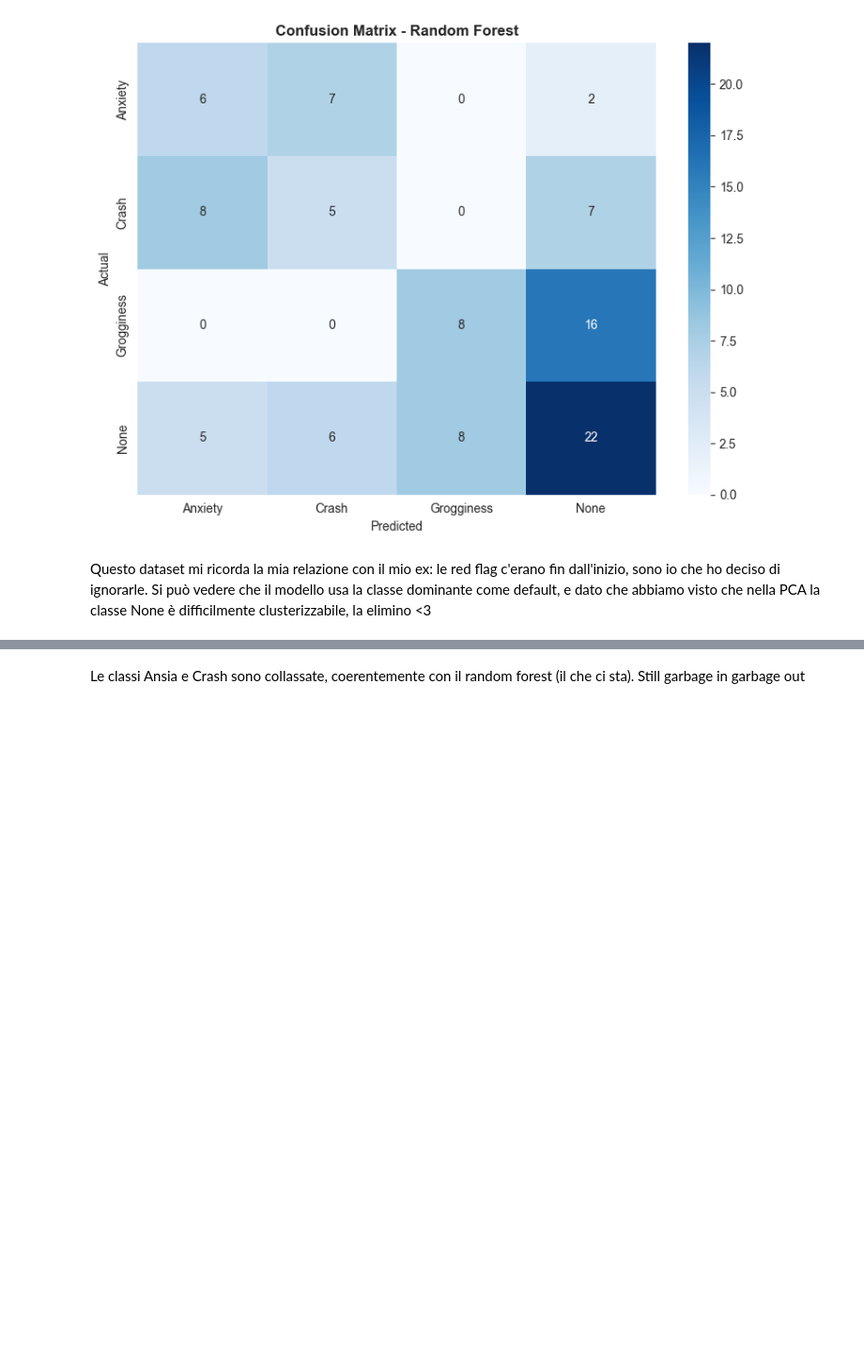
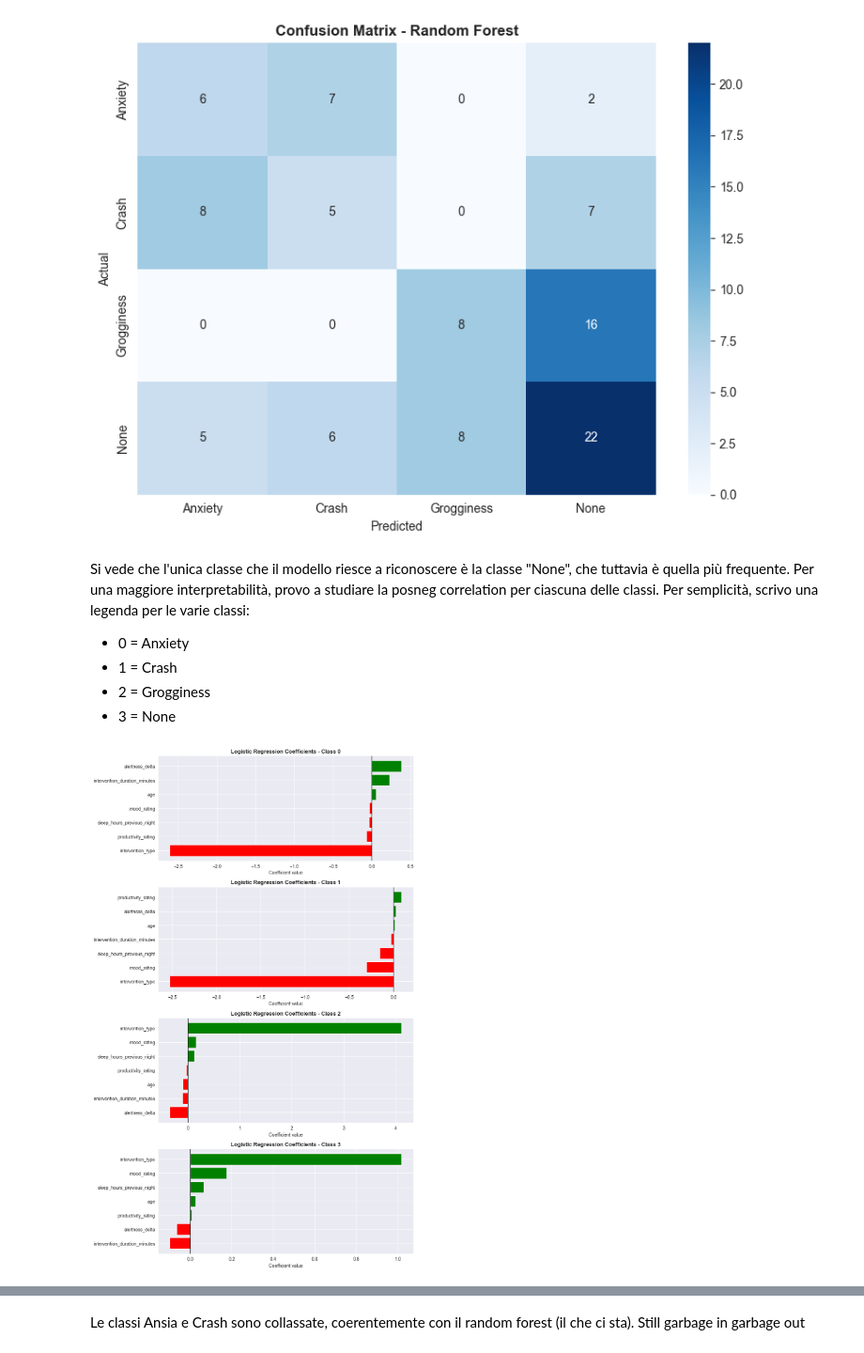
Before and after one commit to Grimino27/PDAI_Project, a Jupyter notebook: scripts/LogisticRegressor.ipynb, the cells around one changed output, grey strips where cells are left out. Shown at 94% size. Saved outputs shown, nothing was run; the diff lists cells and outputs as text; code cells hidden in the pictures; blank space fills up the shorter version.

```diff
--- a/scripts/LogisticRegressor.ipynb
+++ b/scripts/LogisticRegressor.ipynb
@@ -157,4 +111,50 @@ plt.show()
  [ 5  6  8 22]]
 [figure]
 # %% [markdown]
-Questo dataset mi ricorda la mia relazione con il mio ex: le red flag c'erano fin dall'inizio, sono io che ho deciso di ignorarle. Si può vedere che il modello usa la classe dominante come default, e dato che abbiamo visto che nella PCA la classe None è difficilmente clusterizzabile, la elimino <3
+Si vede che l'unica classe che il modello riesce a riconoscere è la classe "None", che tuttavia è quella più frequente. Per una maggiore interpretabilità, provo a studiare la posneg correlation per ciascuna delle classi. Per semplicità, scrivo una legenda per le varie classi:
+ - 0 = Anxiety
+- 1 = Crash
+- 2 = Grogginess
+- 3 = None
+# %%
+import pandas as pd
+import matplotlib.pyplot as plt
+
+# prendo il modello migliore dal GridSearch
+best_model = grid.best_estimator_
+
+# estraggo il nome delle features
+feature_names = X_train_raw.columns
+
+# e coefficienti del modello
+coefs = best_model.coef_
+
+# e le labels
+classes = best_model.classes_
+
+# =========================
+# PLOT POS/NEG PER CLASSE
+# =========================
+
+fig, axes = plt.subplots(len(classes), 1, figsize=(10, 4 * len(classes)))
+
+if len(classes) == 1:
+    axes = [axes]
+
+for i, cls in enumerate(classes):
+    coef_df = pd.DataFrame({
+        "feature": feature_names,
+        "coef": coefs[i]
+    }).sort_values("coef")
+
+    colors = coef_df["coef"].apply(lambda x: "green" if x > 0 else "red")
+
+    axes[i].barh(coef_df["feature"], coef_df["coef"], color=colors)
+    axes[i].axvline(0, color="black", linewidth=1)
+    axes[i].set_title(f"Logistic Regression Coefficients - Class {cls}", fontweight="bold")
+    axes[i].set_xlabel("Coefficient value")
+
+plt.tight_layout()
+plt.show()
+# %% [output]
+[figure, added]
```
Also changed, not shown: parts of 9 cells of this notebook, 1 other file.
